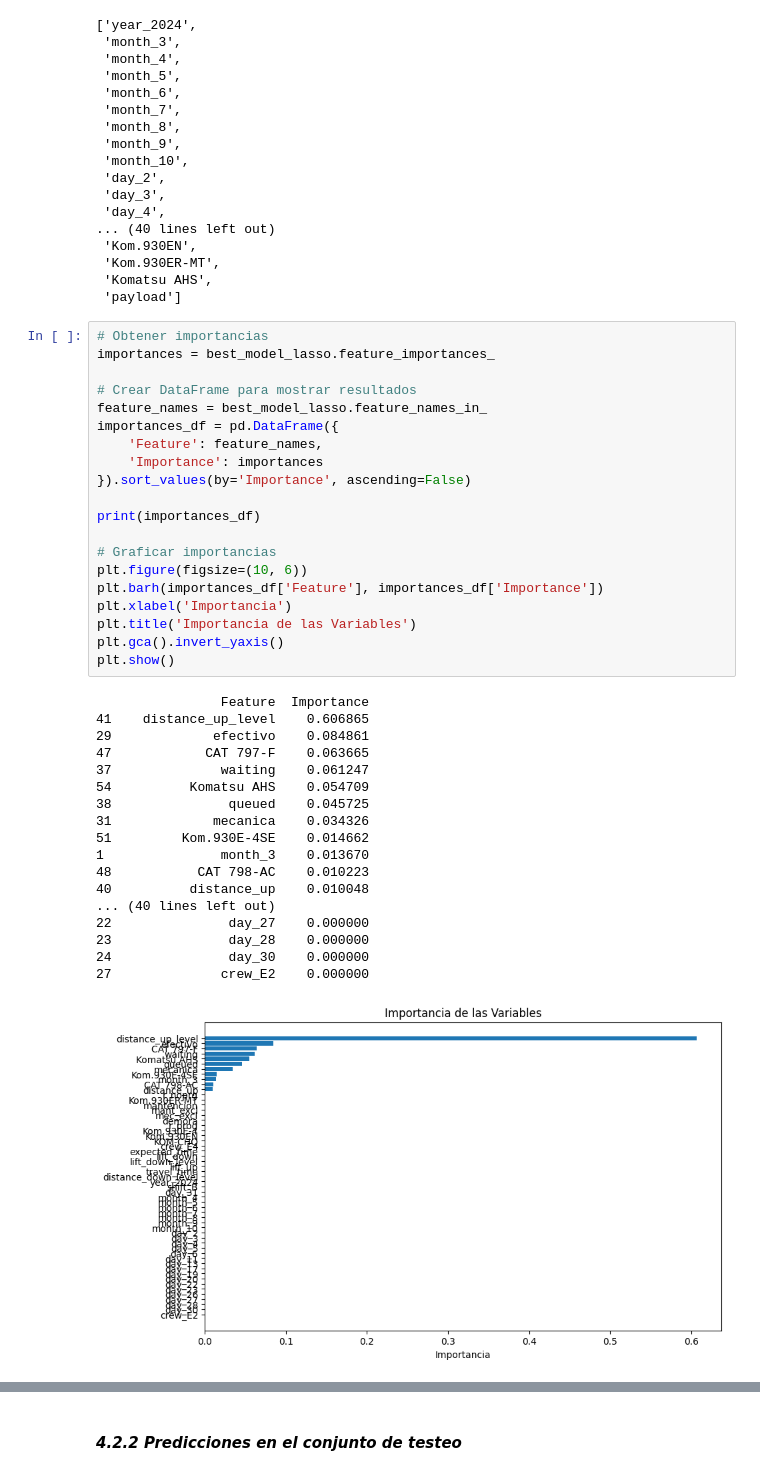
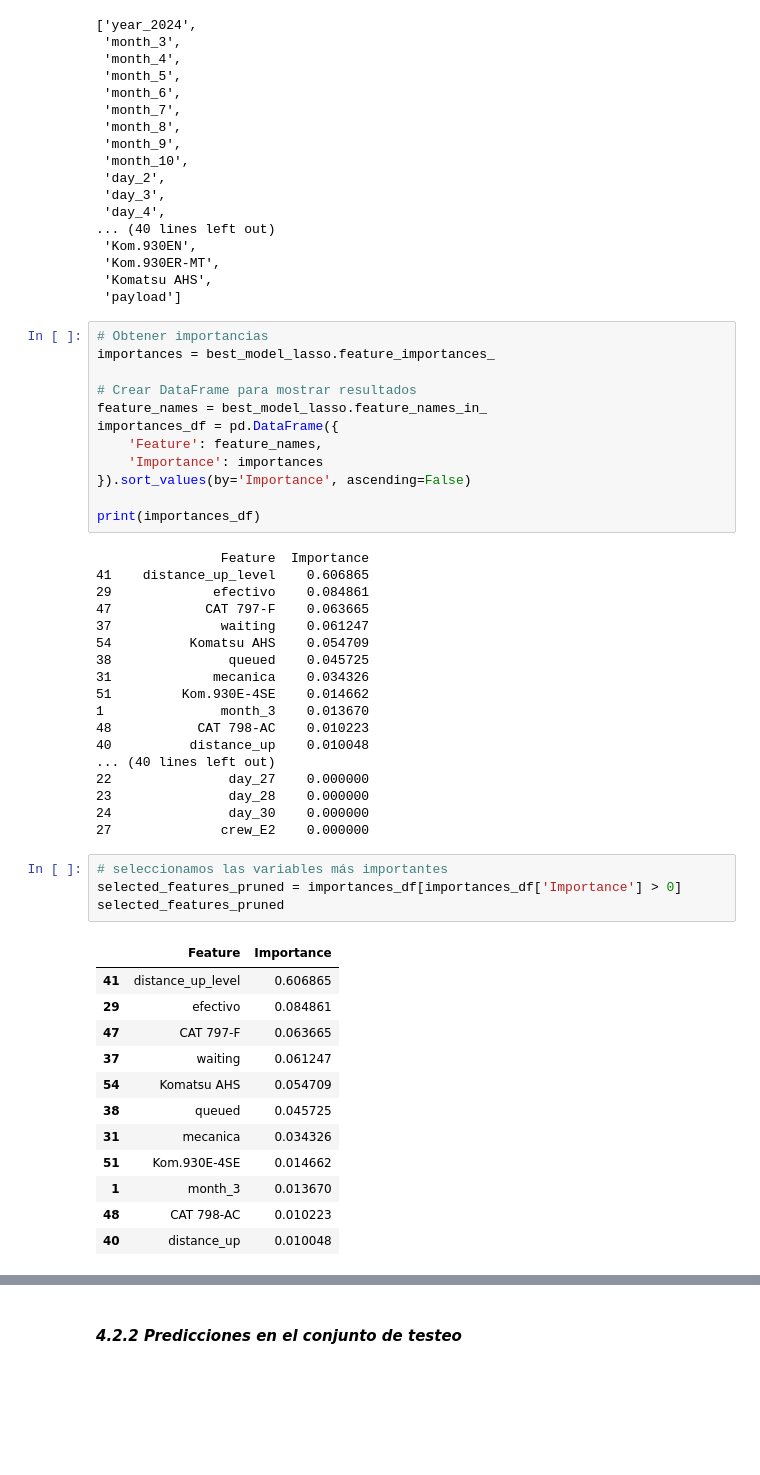
Before and after one commit to ecdiazl/capstone-project, a Jupyter notebook: Desicion Tree/Capstone - DecisionTreeRegressor v1(payload con Lasso).ipynb, the cells around one changed output, grey strips where cells are left out. Drawn from its saved outputs; the diff is of its cells as text; blank space fills up the shorter version.

```diff
--- a/Desicion Tree/Capstone - DecisionTreeRegressor v1(payload con Lasso).ipynb
+++ b/Desicion Tree/Capstone - DecisionTreeRegressor v1(payload con Lasso).ipynb
@@ -410,14 +413,6 @@ importances_df = pd.DataFrame({
 }).sort_values(by='Importance', ascending=False)
 
 print(importances_df)
-
-# Graficar importancias
-plt.figure(figsize=(10, 6))
-plt.barh(importances_df['Feature'], importances_df['Importance'])
-plt.xlabel('Importancia')
-plt.title('Importancia de las Variables')
-plt.gca().invert_yaxis()
-plt.show()
 # %% [output]
                 Feature  Importance
 41    distance_up_level    0.606865
@@ -436,4 +431,20 @@ plt.show()
 23               day_28    0.000000
 24               day_30    0.000000
 27              crew_E2    0.000000
-[figure, removed]
+# %%
+# seleccionamos las variables más importantes
+selected_features_pruned = importances_df[importances_df['Importance'] > 0]
+selected_features_pruned
+# %% [output]
+|  | Feature | Importance |
+| 41 | distance_up_level | 0.606865 |
+| 29 | efectivo | 0.084861 |
+| 47 | CAT 797-F | 0.063665 |
+| 37 | waiting | 0.061247 |
+| 54 | Komatsu AHS | 0.054709 |
+| 38 | queued | 0.045725 |
+| 31 | mecanica | 0.034326 |
+| 51 | Kom.930E-4SE | 0.014662 |
+| 1 | month_3 | 0.013670 |
+| 48 | CAT 798-AC | 0.010223 |
+| 40 | distance_up | 0.010048 |
```
Also changed, not shown: parts of 11 cells of this notebook, 6 other files.
